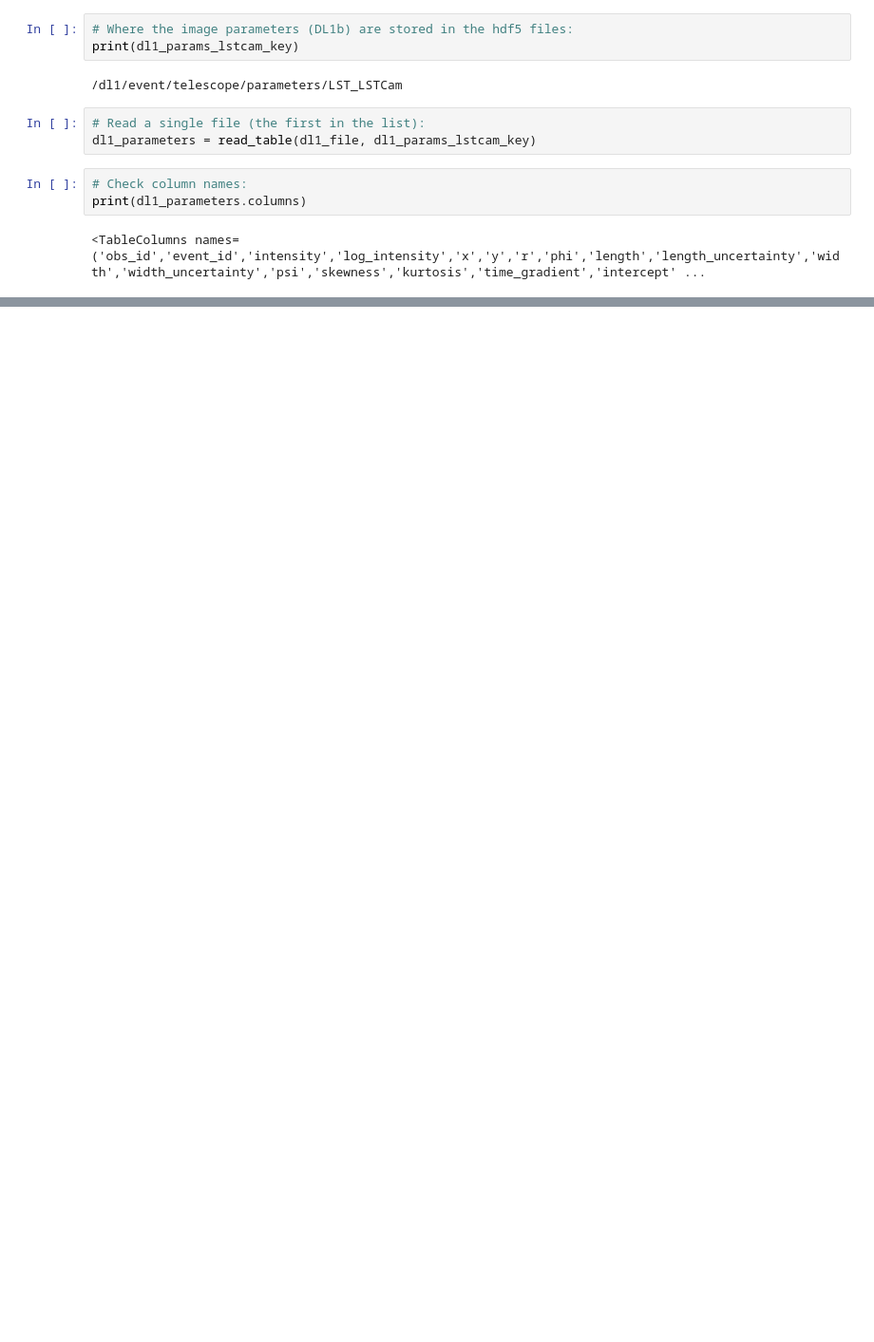
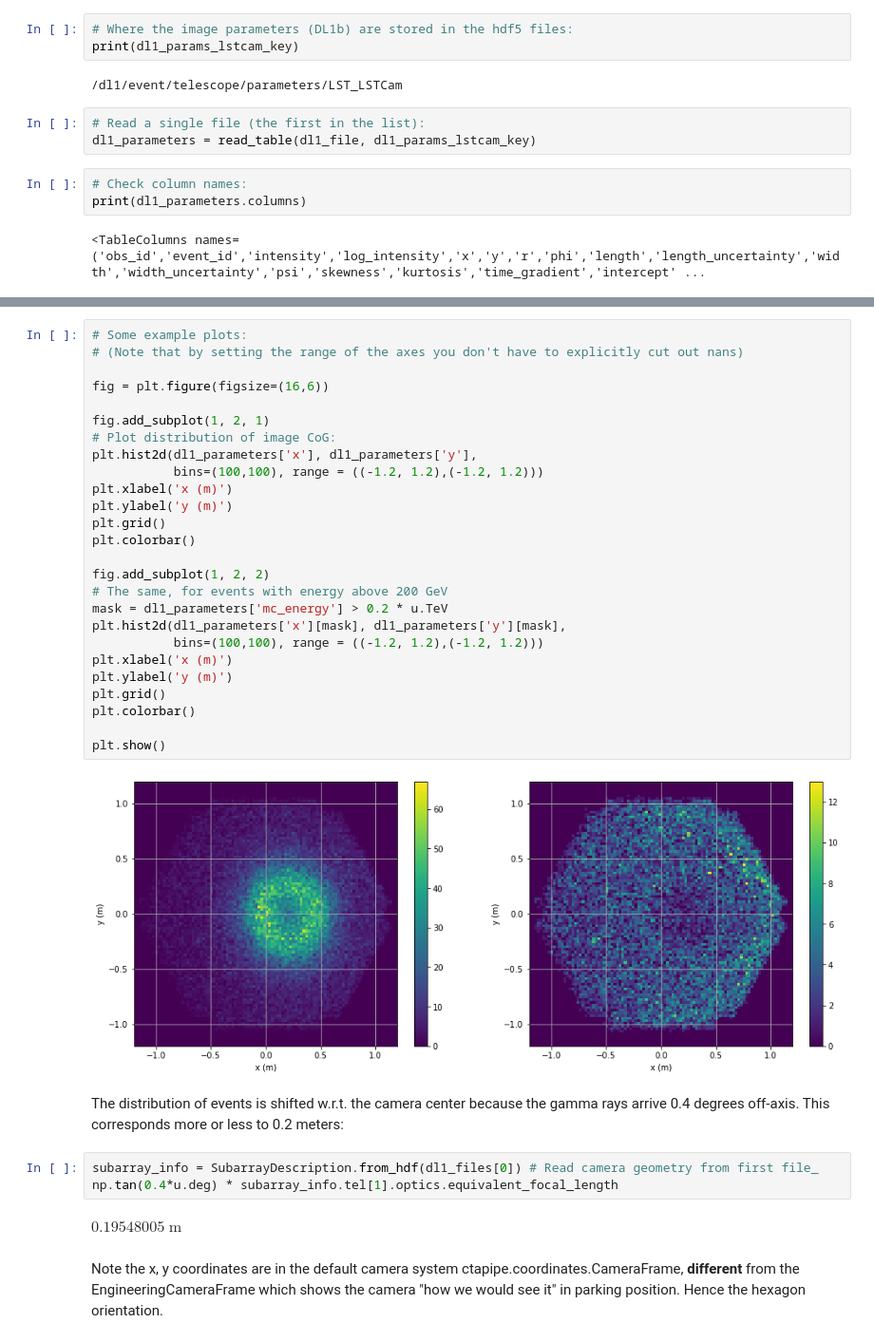
Before and after one commit to cta-observatory/2022_01_lstchain_school, a Jupyter notebook: DL1a_to_DL1b/explore_dl1_MC.ipynb, the cells around one changed output, grey strips where cells are left out. Shown at 95% size. Drawn from its saved outputs; the diff is of its cells as text; blank space fills up the shorter version.

```diff
--- a/DL1a_to_DL1b/explore_dl1_MC.ipynb
+++ b/DL1a_to_DL1b/explore_dl1_MC.ipynb
@@ -216,3 +237,41 @@ Table length=84829
 | 98 | 999204 | 544.1691846847534 | 2.7357339448302 | -0.7553096080000657 | 0.4475406218308354 | 0.8779437408660897 | 2.606686826305337 | 0.3026984310858714 | 0.007064821517881759 | ... |
 | 98 | 999208 | 305.8044581413269 | 2.4854438124434197 | -0.20034726942709172 | 0.9497385694422562 | 0.9706401901081136 | 1.7786981390207768 | 0.18566573519885843 | 0.00551800749852094 | ... |
 | 98 | 999209 | 1233.8834738731384 | 3.0912741475064394 | -0.03520740380027631 | 0.803543775975248 | 0.8043147152644388 | 1.6145834865534172 | 0.2863003937063634 | 0.004851070385531338 | ... |
+# %%
+# Some example plots:
+# (Note that by setting the range of the axes you don't have to explicitly cut out nans)
+
+fig = plt.figure(figsize=(16,6))
+
+fig.add_subplot(1, 2, 1)
+# Plot distribution of image CoG:
+plt.hist2d(dl1_parameters['x'], dl1_parameters['y'],
+           bins=(100,100), range = ((-1.2, 1.2),(-1.2, 1.2)))
+plt.xlabel('x (m)')
+plt.ylabel('y (m)')
+plt.grid()
+plt.colorbar()
+
+fig.add_subplot(1, 2, 2)
+# The same, for events with energy above 200 GeV
+mask = dl1_parameters['mc_energy'] > 0.2 * u.TeV
+plt.hist2d(dl1_parameters['x'][mask], dl1_parameters['y'][mask],
+           bins=(100,100), range = ((-1.2, 1.2),(-1.2, 1.2)))
+plt.xlabel('x (m)')
+plt.ylabel('y (m)')
+plt.grid()
+plt.colorbar()
+
+plt.show()
+# %% [output]
+[figure, added]
+# %% [markdown]
+
+The distribution of events is shifted w.r.t. the camera center because the gamma rays arrive 0.4 degrees off-axis. This corresponds more or less to 0.2 meters:
+# %%
+subarray_info = SubarrayDescription.from_hdf(dl1_files[0]) # Read camera geometry from first file_
+np.tan(0.4*u.deg) * subarray_info.tel[1].optics.equivalent_focal_length
+# %% [output]
+$0.19548005 \; \mathrm{m}$
+# %% [markdown]
+Note the x, y coordinates are in the default camera system ctapipe.coordinates.CameraFrame, __different__ from the EngineeringCameraFrame which shows the camera "how we would see it" in parking position. Hence the hexagon orientation.
```
Also changed, not shown: parts of 11 cells of this notebook.
